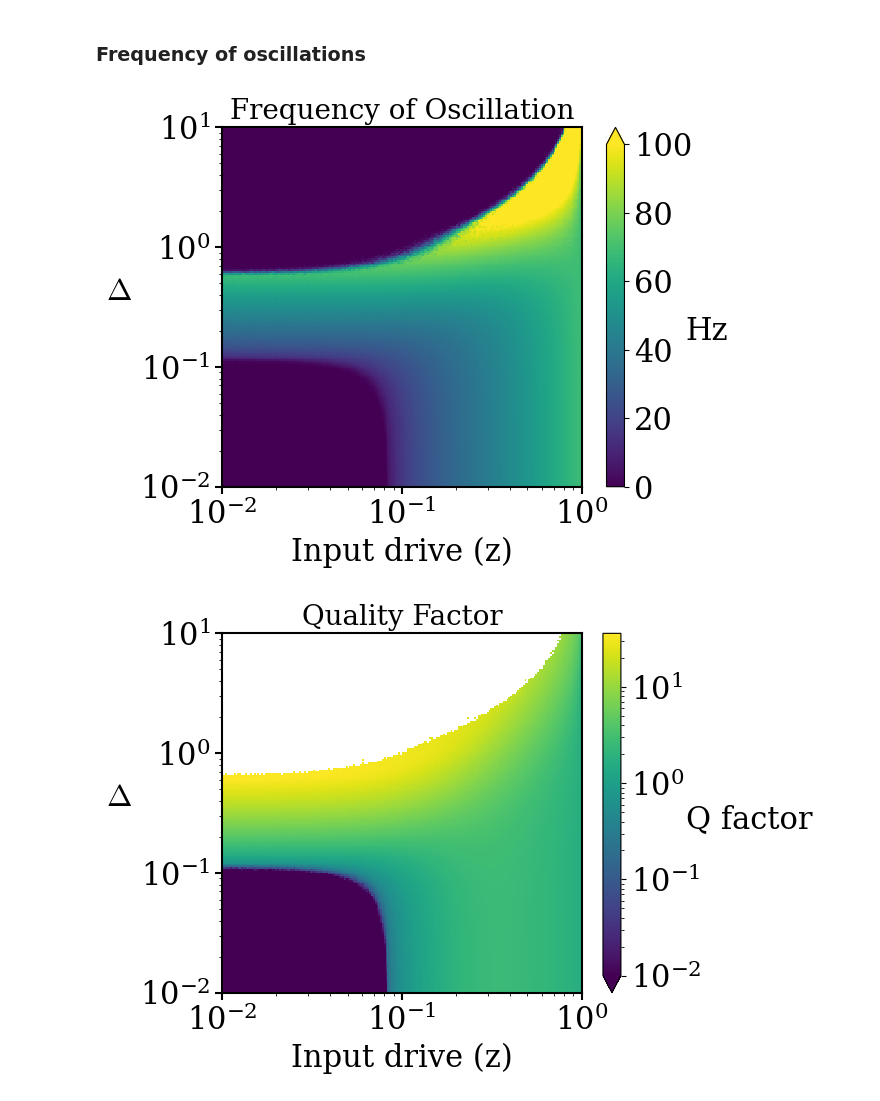
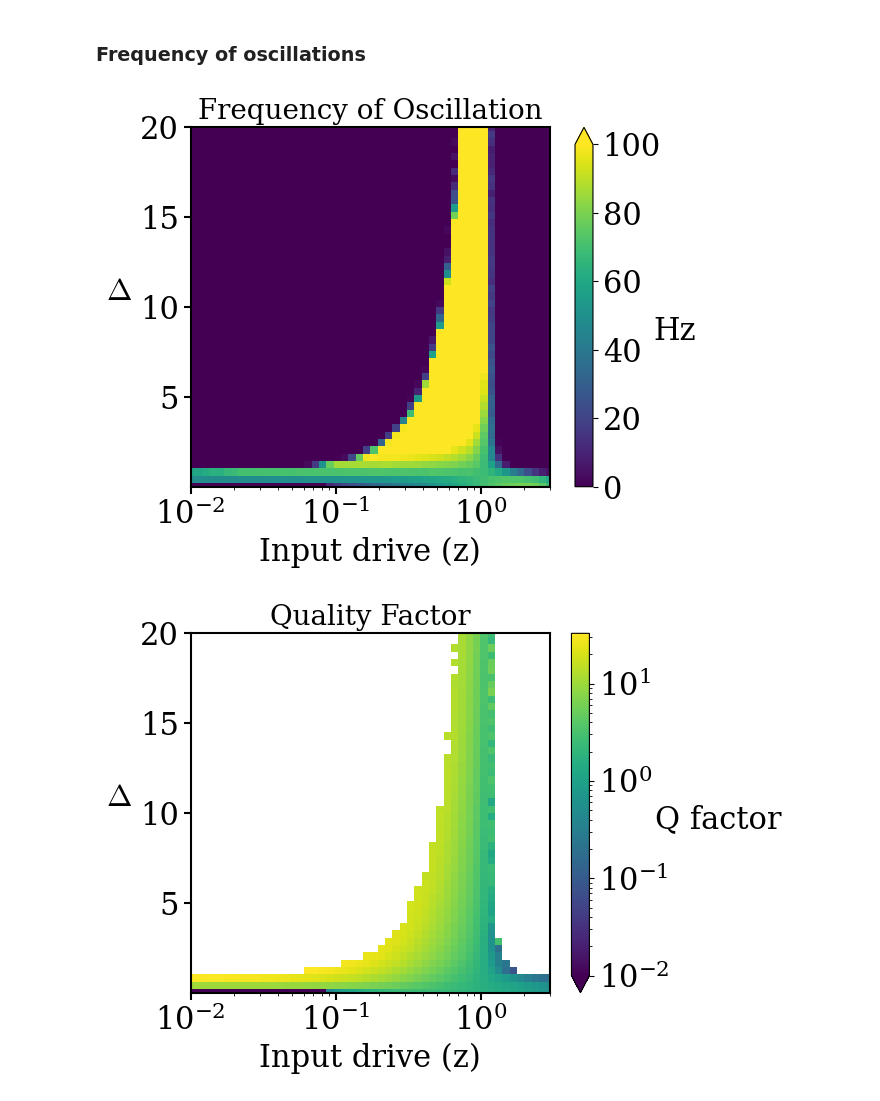
Before and after one commit to shivangrawat/perturbed_organics, a Jupyter notebook: examples/plot_phase_delocalized.ipynb, the cells around one changed output. Saved outputs shown, nothing was run; the diff lists cells and outputs as text; code cells hidden in the pictures.

Commit message:
rectified models code added

```diff
--- a/examples/plot_phase_delocalized.ipynb
+++ b/examples/plot_phase_delocalized.ipynb
@@ -22,13 +22,15 @@ input_type = 'delocalized'
 mu = "0.0"
 mu_val = float(mu)
 
+# model_type = ''
 # folder_loc = f'/scratch/sr6364/perturbed_organics/data/adaptive_phase_diagram_100/{input_type}'
-folder_loc = f'/scratch/sr6364/perturbed_organics/data/adaptive_phase_diagram_100_large_delta/{input_type}'
-folder_name = f'{input_type}_goe_symmetric_N_100_s_100_mu_{mu}_num_delta_200_num_input_200_num_trials_100_b0_1.0_b1_1.0_phase_diagram_log-scale'
+# folder_loc = f'/scratch/sr6364/perturbed_organics/data/adaptive_phase_diagram_100_large_delta/{input_type}'
+# folder_name = f'{input_type}_goe_symmetric_N_100_s_100_mu_{mu}_num_delta_200_num_input_200_num_trials_100_b0_1.0_b1_1.0_phase_diagram_log-scale'
 
-
-# folder_loc = f'/scratch/sr6364/perturbed_organics/data/adaptive_phase_diagram_rectified/{input_type}'
-# folder_name = f'{input_type}_goe_symmetric_N_100_s_100_mu_{mu}_num_delta_50_num_input_50_num_trials_100_b0_1.0_b1_1.0_phase_diagram_linear'
+# model_type = '_rectified'
+model_type = '_rectified_recurrence'
+folder_loc = f'/scratch/sr6364/perturbed_organics/data/adaptive_phase_diagram{model_type}/{input_type}'
+folder_name = f'{input_type}_goe_symmetric_N_100_s_100_mu_{mu}_num_delta_50_num_input_50_num_trials_100_b0_1.0_b1_1.0_phase_diagram_linear'
 
 path = os.path.join(folder_loc, folder_name)
 # %%
@@ -86,7 +88,7 @@ delta_c =  math.sqrt(2 * N) * analytical_mean / (G * input_range)
 delta_c = delta_c[:-num_points_to_exclude]
 new_input_norm = input_range[:-num_points_to_exclude]
 # %%
-folder_loc = f'../figures/mu_{mu}/fig_phase_diagram'
+folder_loc = f'../figures/mu_{mu}/fig_phase_diagram{model_type}'
 os.makedirs(folder_loc, exist_ok=True)
 # %%
 plt.figure(figsize=(7.5, 5))
@@ -1074,7 +1071,7 @@ plt.savefig(f'{file_save_path}.eps', format='eps', bbox_inches='tight', dpi=300)
 
 plt.show()
 # %% [output]
-[figure, old version]
+[figure, new version]
 # %%
 import matplotlib.colors as mcolors
 
@@ -1144,32 +1141,31 @@ ax.tick_params(
 if delta_scale == 'log-scale':
     plt.yscale('log')
     try: y_span = np.log10(delta_range[-1]) - np.log10(delta_range[0])
     except (ValueError, IndexError, TypeError): y_span = 1.0
 else:
     try: y_span = delta_range[-1] - delta_range[0]
     except (IndexError, TypeError): y_span = 1.0
 
 plt.xscale('log')
 try: x_span = np.log10(input_range[-1]) - np.log10(input_range[0])
 except (ValueError, IndexError, TypeError): x_span = 1.0
 
 if x_span > 0 and y_span > 0:
     ax.set_aspect(x_span / y_span, adjustable='box')
 else:
     print("Warning: Could not calculate valid x_span/y_span for aspect ratio.")
 
 if input_range is not None and len(input_range) > 1: plt.xlim([input_range[0], input_range[-1]])
 if delta_range is not None and len(delta_range) > 1: plt.ylim([delta_range[0], delta_range[-1]])
 
 file_name = f'quality_factor_{input_type}_logcolor'
 file_save_path = os.path.join(folder_loc, file_name)
 
 plt.tight_layout()
-os.makedirs(folder_loc, exist_ok=True) # Ensure output directory exists
 plt.savefig(f'{file_save_path}.png', bbox_inches='tight')
 plt.savefig(f'{file_save_path}.svg', format='svg', bbox_inches='tight', dpi=300)
 plt.savefig(f'{file_save_path}.eps', format='eps', bbox_inches='tight', dpi=300)
 
 plt.show()
 # %% [output]
-[figure, old version]
+[figure, new version]
```
Also changed, not shown: parts of 21 cells of this notebook, 6 other files.
